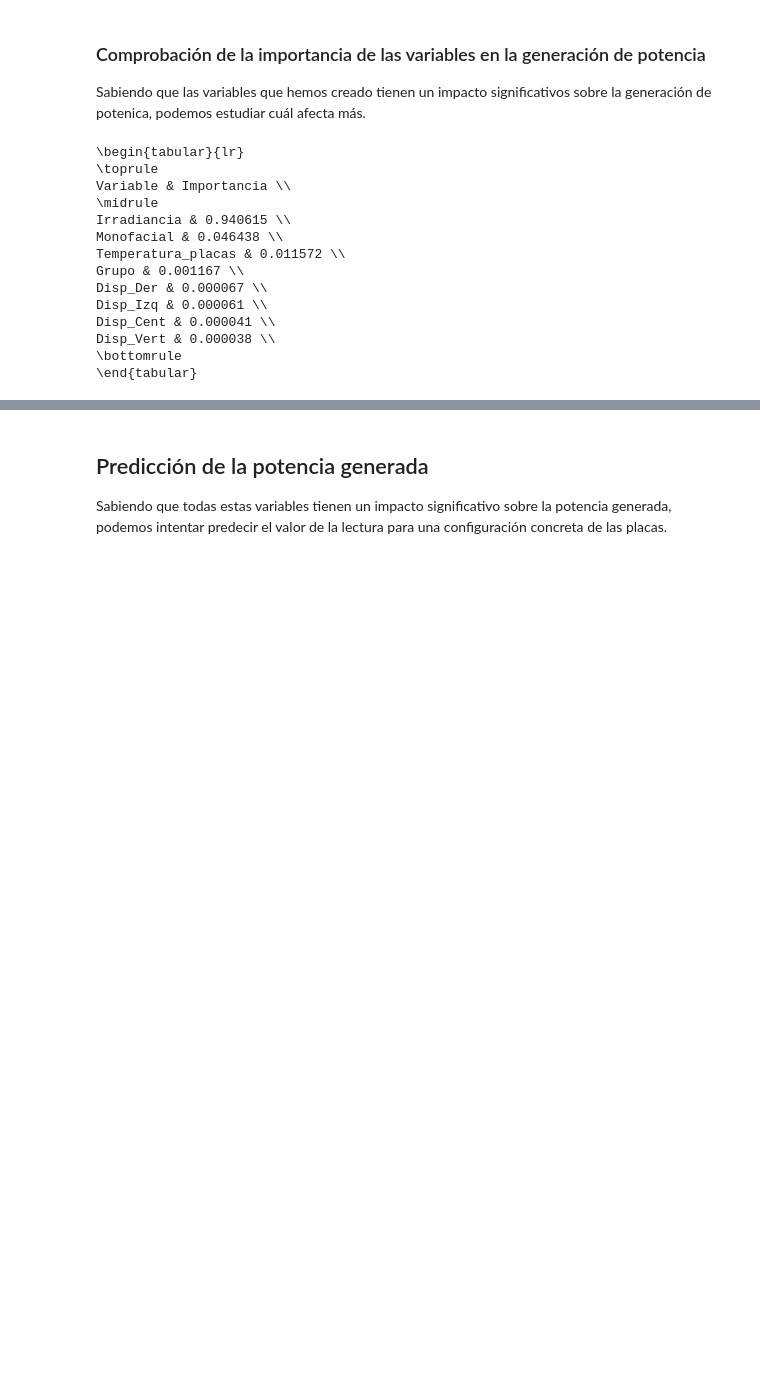
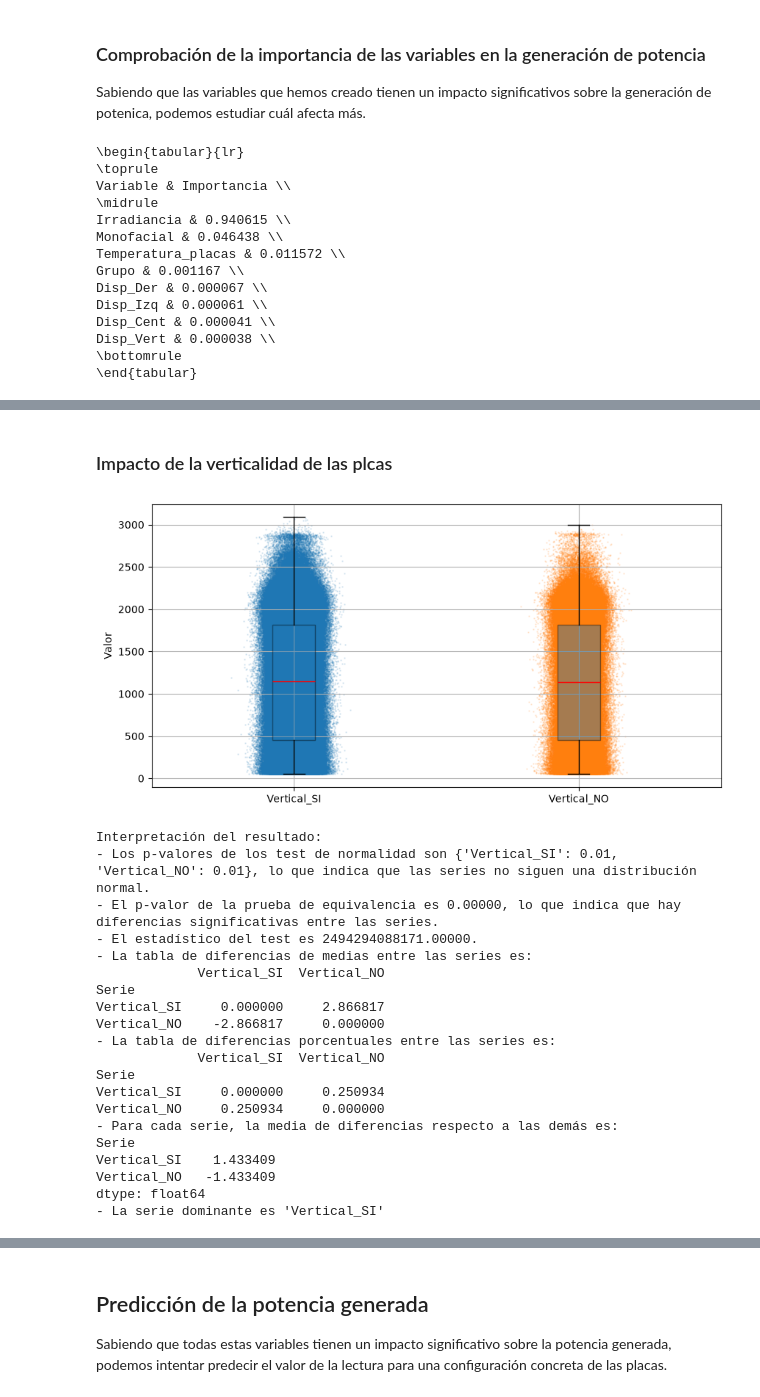
Before and after one commit to jcv00036/extracurriculares_simidat_scripts, a Jupyter notebook: cuadernos/estudio_disposiciones.ipynb, the cells around one changed output, grey strips where cells are left out. Drawn from its saved outputs; the diff is of its cells as text; code cells hidden in the pictures; blank space fills up the shorter version.

```diff
--- a/cuadernos/estudio_disposiciones.ipynb
+++ b/cuadernos/estudio_disposiciones.ipynb
@@ -252,0 +285,27 @@ Disp_Vert & 0.000038 \\
+# %% [markdown]
+### Impacto de la verticalidad de las plcas
+# %%
+resultados = est.interpretar_diferencias_series(est.evaluar_diferencia_variable_on_off(df, variable=COLUMNA_P, variable_ficticia="Disp_Vert", nombre_serie="Vertical"))
+ut.guardar_tabla_latex(resultados['tabla_diferencias_medias'], f"{DIR_SALIDA}/vertical_corregida/tabla_diferencias_vertical.tex", "Diferencias de potencia entre las placas verticales y horizontales (en W)", "tab:diferencias_placas_vertical")
+# %% [output]
+[figure, added]
+Interpretación del resultado:
+- Los p-valores de los test de normalidad son {'Vertical_SI': 0.01, 'Vertical_NO': 0.01}, lo que indica que las series no siguen una distribución normal.
+- El p-valor de la prueba de equivalencia es 0.00000, lo que indica que hay diferencias significativas entre las series.
+- El estadístico del test es 2494294088171.00000.
+- La tabla de diferencias de medias entre las series es:
+             Vertical_SI  Vertical_NO
+Serie
+Vertical_SI     0.000000     2.866817
+Vertical_NO    -2.866817     0.000000
+- La tabla de diferencias porcentuales entre las series es:
+             Vertical_SI  Vertical_NO
+Serie
+Vertical_SI     0.000000     0.250934
+Vertical_NO     0.250934     0.000000
+- Para cada serie, la media de diferencias respecto a las demás es:
+Serie
+Vertical_SI    1.433409
+Vertical_NO   -1.433409
+dtype: float64
+- La serie dominante es 'Vertical_SI'
```
Also changed, not shown: parts of 8 cells of this notebook.
